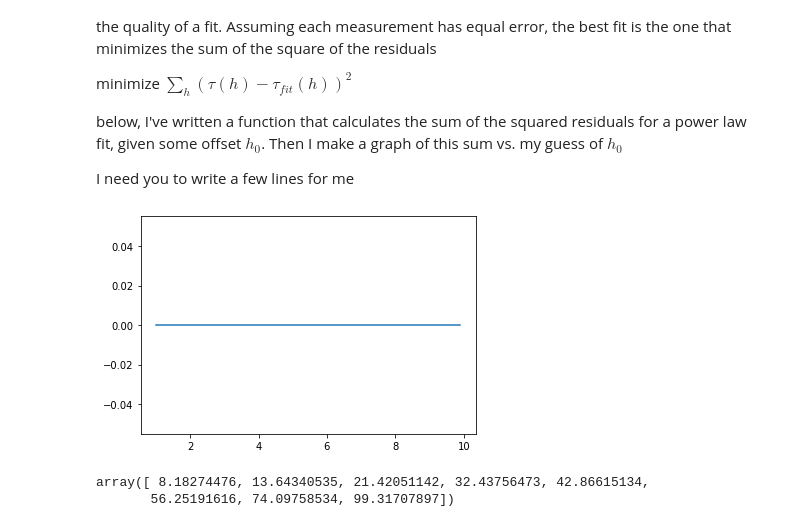
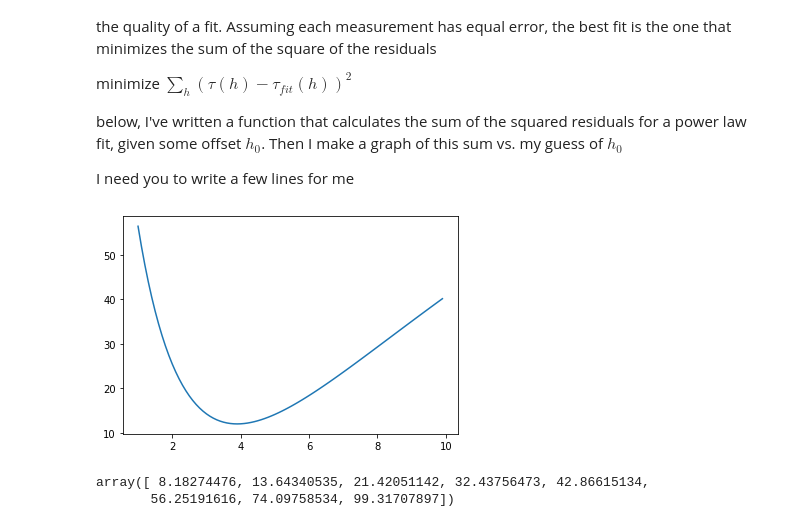
Before and after one commit to NYUExperimentalPhysics1-2021/labanalysis2-Theoa1, a Jupyter notebook: Copy_of_LabAnalysis2.ipynb, the cells around one changed output. Cells and saved outputs as stored; diff of their text form; code cells hidden in the pictures.

```diff
--- a/Copy_of_LabAnalysis2.ipynb
+++ b/Copy_of_LabAnalysis2.ipynb
@@ -458,32 +458,23 @@ I need you to write a few lines for me
 # %%
 def powerLawResidualSqSum(h, tau, h0):
   x = np.log(h + h0)
   y = np.log(tau)
   m,b,yfit = fitLine(x,y)
   tau_fit = np.exp(yfit)
-  return np.sum(sum(lg_tau) - sum(lg_tau**2))#CODE 22: sum of tau - tau_fit squared
+  return np.sum((tau-tau_fit)**2)#CODE 22: sum of tau - tau_fit squared
 
 
-
-
-residsq = lg_h*0
-for i in range(len(lg_h)):
-  residsq[i] = i*0
-
-residsq = lg_tau*0
-for i in range(len(lg_tau)):
-  residsq[i] = i*0
 
 offset = np.arange(1,10,.1)
 residsq = offset*0
 for i in range(len(offset)):
-  residsq[i] = i*0
+  residsq[i] = powerLawResidualSqSum(lg_h, lg_tau, offset[i])
 
 
  #CODE 23: use the function above to calculate the residual for lg_h, lg_tau and offset[i]
 plt.plot(offset, residsq);
 # %% [output]
-[figure, old version]
+[figure, new version]
 # %%
 lg_tau
 # %% [output]
```
Also changed, not shown: parts of 5 cells of this notebook.
